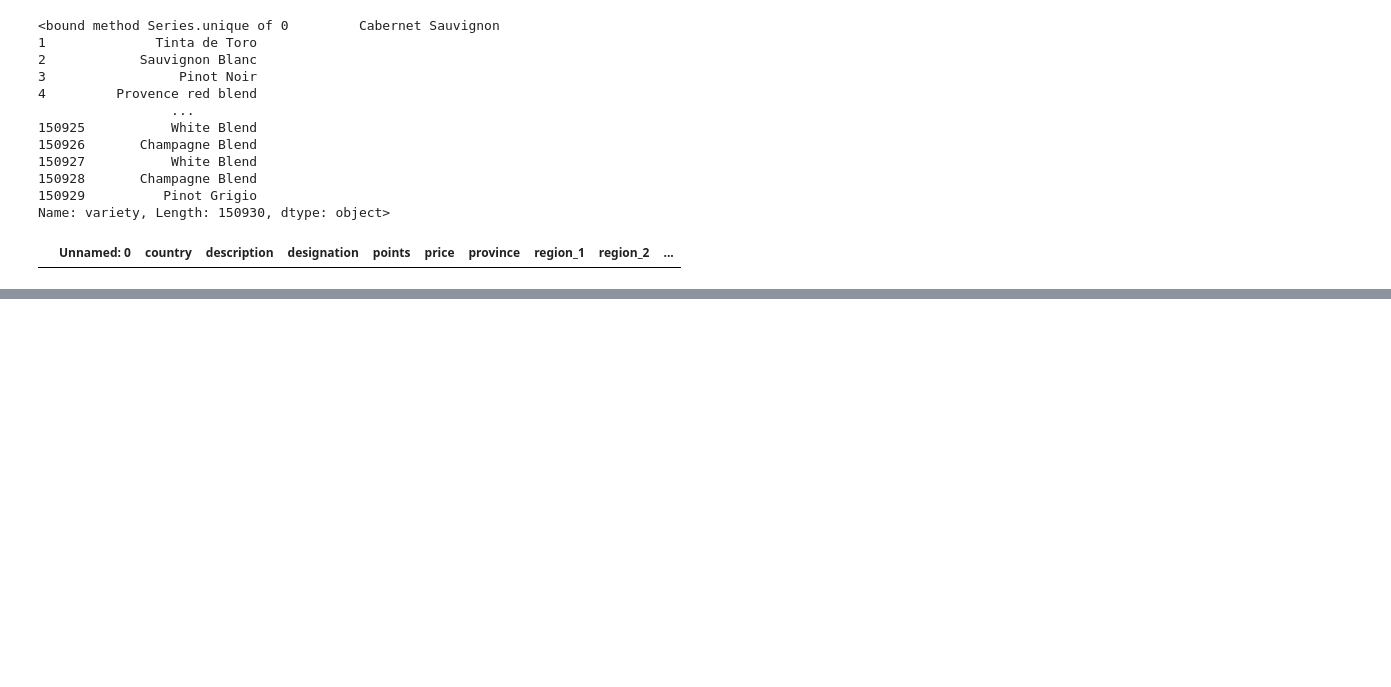
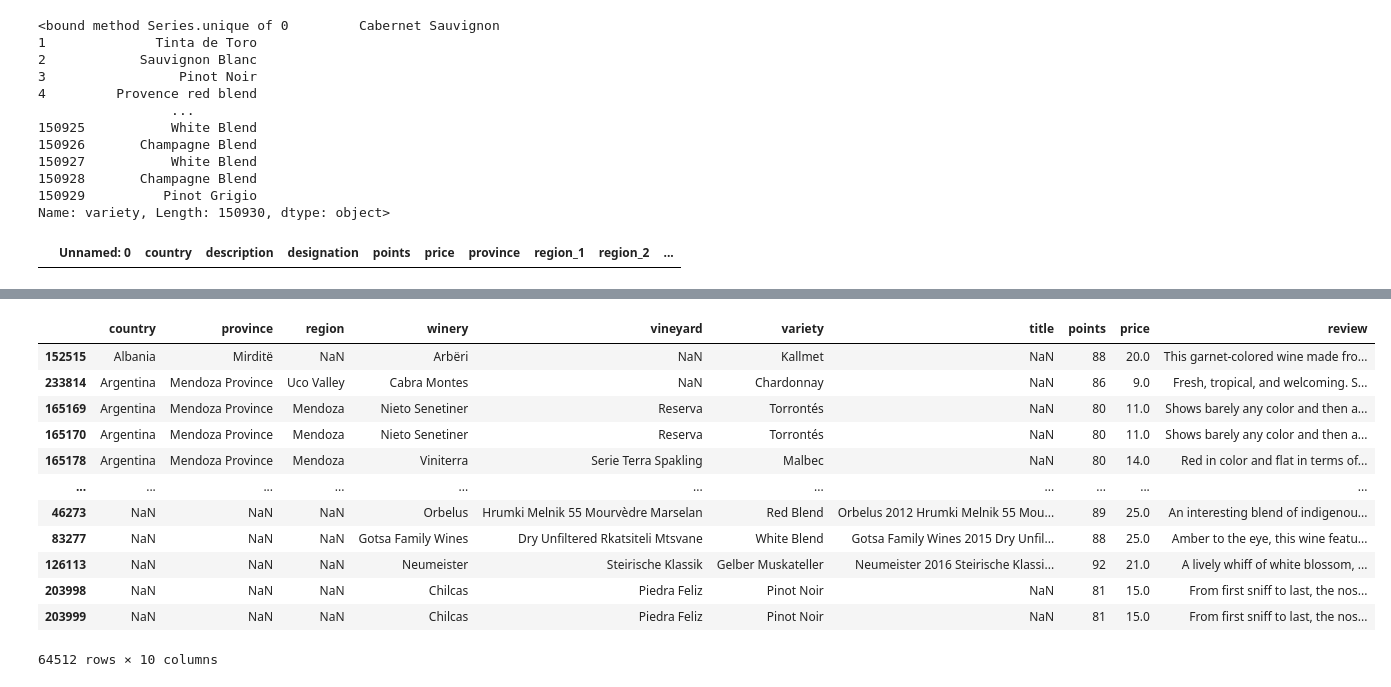
Before and after one commit to ginarasillo/ETL-project-epsilon, a Jupyter notebook: Bere/ETL.ipynb, the cells around one changed output, grey strips where cells are left out. Cells and saved outputs as stored; diff of their text form; code cells hidden in the pictures; blank space fills up the shorter version.

```diff
--- a/Bere/ETL.ipynb
+++ b/Bere/ETL.ipynb
@@ -37,0 +110,17 @@ wine_data_data130_df.loc[wine_data_data130_df["variety"]=="Heitz has made this s
+# %%
+duplicates = merged_df.loc[merged_df.duplicated(['review','country'])].sort_values('country')
+duplicates
+# %% [output]
+|  | country | province | region | winery | vineyard | variety | title | points | price | review |
+| 152515 | Albania | Mirditë | NaN | Arbëri | NaN | Kallmet | NaN | 88 | 20.0 | This garnet-colored wine made fro... |
+| 233814 | Argentina | Mendoza Province | Uco Valley | Cabra Montes | NaN | Chardonnay | NaN | 86 | 9.0 | Fresh, tropical, and welcoming. S... |
+| 165169 | Argentina | Mendoza Province | Mendoza | Nieto Senetiner | Reserva | Torrontés | NaN | 80 | 11.0 | Shows barely any color and then a... |
+| 165170 | Argentina | Mendoza Province | Mendoza | Nieto Senetiner | Reserva | Torrontés | NaN | 80 | 11.0 | Shows barely any color and then a... |
+| 165178 | Argentina | Mendoza Province | Mendoza | Viniterra | Serie Terra Spakling | Malbec | NaN | 80 | 14.0 | Red in color and flat in terms of... |
+| ... | ... | ... | ... | ... | ... | ... | ... | ... | ... | ... |
+| 46273 | NaN | NaN | NaN | Orbelus | Hrumki Melnik 55 Mourvèdre Marselan | Red Blend | Orbelus 2012 Hrumki Melnik 55 Mou... | 89 | 25.0 | An interesting blend of indigenou... |
+| 83277 | NaN | NaN | NaN | Gotsa Family Wines | Dry Unfiltered Rkatsiteli Mtsvane | White Blend | Gotsa Family Wines 2015 Dry Unfil... | 88 | 25.0 | Amber to the eye, this wine featu... |
+| 126113 | NaN | NaN | NaN | Neumeister | Steirische Klassik | Gelber Muskateller | Neumeister 2016 Steirische Klassi... | 92 | 21.0 | A lively whiff of white blossom, ... |
+| 203998 | NaN | NaN | NaN | Chilcas | Piedra Feliz | Pinot Noir | NaN | 81 | 15.0 | From first sniff to last, the nos... |
+| 203999 | NaN | NaN | NaN | Chilcas | Piedra Feliz | Pinot Noir | NaN | 81 | 15.0 | From first sniff to last, the nos... |
+64512 rows × 10 columns
```
Also changed, not shown: parts of 5 cells of this notebook.
